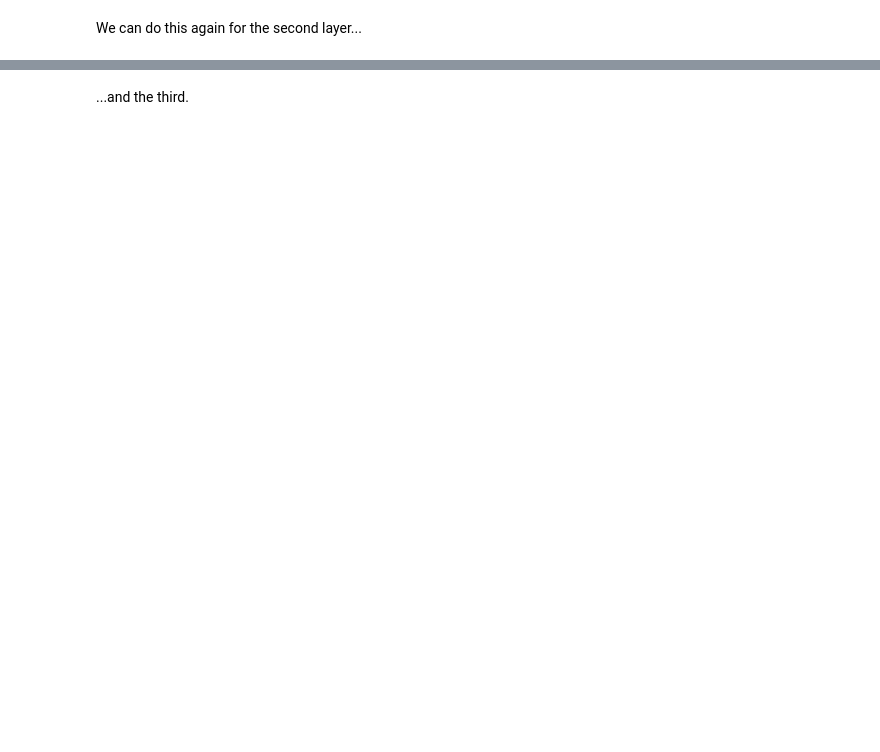
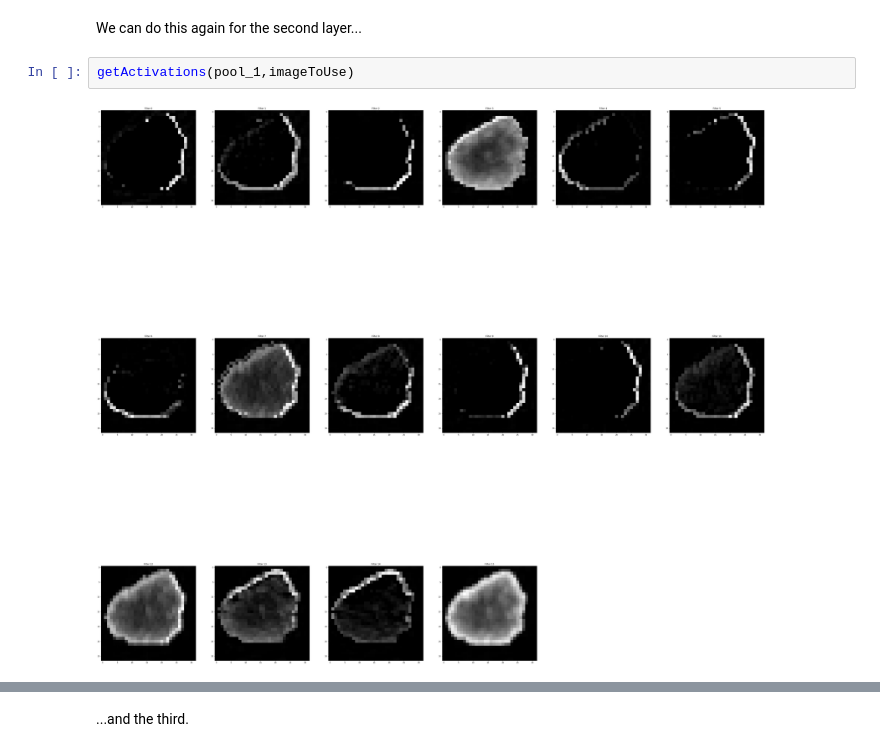
Before and after one commit to JiteshPshah/Skin-Lesion-Analysis-Towards-Melanoma-Detection, a Jupyter notebook: Convolution Layers Visualization-Copy1.ipynb, the cells around one changed output, grey strips where cells are left out. Saved outputs shown, nothing was run; the diff lists cells and outputs as text; blank space fills up the shorter version.

```diff
--- a/Convolution Layers Visualization-Copy1.ipynb
+++ b/Convolution Layers Visualization-Copy1.ipynb
@@ -169,5 +171,9 @@ getActivations(hidden_1,imageToUse)
 # %% [markdown]
 We can do this again for the second layer...
+# %%
+getActivations(pool_1,imageToUse)
+# %% [output]
+[figure, added]
 # %%
 getActivations(hidden_2,imageToUse)
 # %% [output]
```
Also changed, not shown: parts of 11 cells of this notebook.
